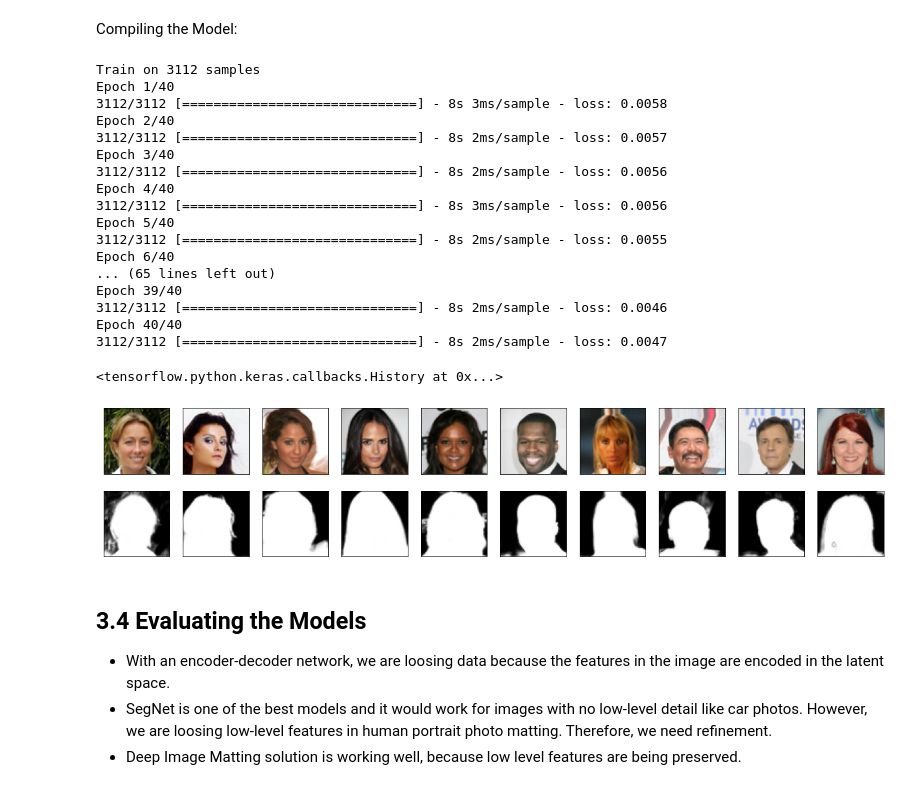
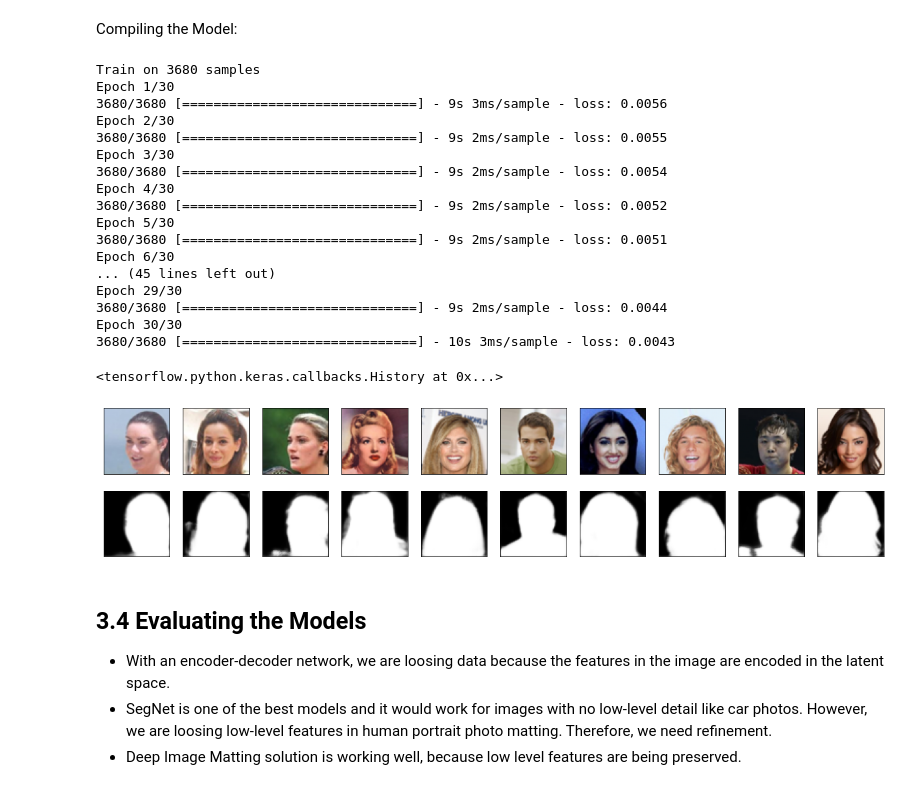
Before and after one commit to kocabiyik/deep-learning, a Jupyter notebook: 43-image-matting-celeba.ipynb, the cells around one changed output. Drawn from its saved outputs; the diff is of its cells as text; code cells hidden in the pictures.

Commit message:
Implementing an Image Matting Example

```diff
--- a/43-image-matting-celeba.ipynb
+++ b/43-image-matting-celeba.ipynb
@@ -666,28 +667,28 @@ model_matting.compile(optimizer='nadam', loss=overall_loss, target_tensors=[deco
 model_matting.load_weights('model_matting.h5')
 # %%
 model_matting.fit(training_a, training_b,
-                    epochs=40,
+                    epochs=30,
                     verbose=1,
                     batch_size=128
                     )
 # %% [output]
-Train on 3112 samples
-Epoch 1/40
-3112/3112 [==============================] - 8s 3ms/sample - loss: 0.0058
-Epoch 2/40
-3112/3112 [==============================] - 8s 2ms/sample - loss: 0.0057
-Epoch 3/40
-3112/3112 [==============================] - 8s 2ms/sample - loss: 0.0056
-Epoch 4/40
-3112/3112 [==============================] - 8s 3ms/sample - loss: 0.0056
-Epoch 5/40
-3112/3112 [==============================] - 8s 2ms/sample - loss: 0.0055
-Epoch 6/40
-... (65 lines left out)
-Epoch 39/40
-3112/3112 [==============================] - 8s 2ms/sample - loss: 0.0046
-Epoch 40/40
-3112/3112 [==============================] - 8s 2ms/sample - loss: 0.0047
+Train on 3680 samples
+Epoch 1/30
+3680/3680 [==============================] - 9s 3ms/sample - loss: 0.0056
+Epoch 2/30
+3680/3680 [==============================] - 9s 2ms/sample - loss: 0.0055
+Epoch 3/30
+3680/3680 [==============================] - 9s 2ms/sample - loss: 0.0054
+Epoch 4/30
+3680/3680 [==============================] - 9s 2ms/sample - loss: 0.0052
+Epoch 5/30
+3680/3680 [==============================] - 9s 2ms/sample - loss: 0.0051
+Epoch 6/30
+... (45 lines left out)
+Epoch 29/30
+3680/3680 [==============================] - 9s 2ms/sample - loss: 0.0044
+Epoch 30/30
+3680/3680 [==============================] - 10s 3ms/sample - loss: 0.0043
 <tensorflow.python.keras.callbacks.History at 0x...>
 # %%
 model_matting.save('model_matting.h5')
@@ -696,28 +697,28 @@ decoded_imgs = model_matting.predict(testing_a)
 # %%
 import matplotlib.pyplot as plt
 
 n = 10  # number of samples
-img_index = 40
+img_index = 80
 
 plt.figure(figsize=(20, 4))
 for i in range(n):
 
     # original
     ax = plt.subplot(2, n, i + 1)
     plt.imshow(testing_a[img_index+i].reshape(img_dim_pixel, img_dim_pixel,3))
     plt.gray()
     ax.get_xaxis().set_visible(False)
     ax.get_yaxis().set_visible(False)
 
     # reconstruction
     ax = plt.subplot(2, n, i + 1 + n)
     plt.imshow(decoded_imgs[img_index+i].reshape(img_dim_pixel, img_dim_pixel))
     plt.gray()
     ax.get_xaxis().set_visible(False)
     ax.get_yaxis().set_visible(False)
 plt.show()
 # %% [output]
-[figure, old version]
+[figure, new version]
 # %% [markdown]
 ## 3.4 Evaluating the Models
 - With an encoder-decoder network, we are loosing data because the features in the image are encoded in the latent space.
```
Also changed, not shown: parts of 10 cells of this notebook.
